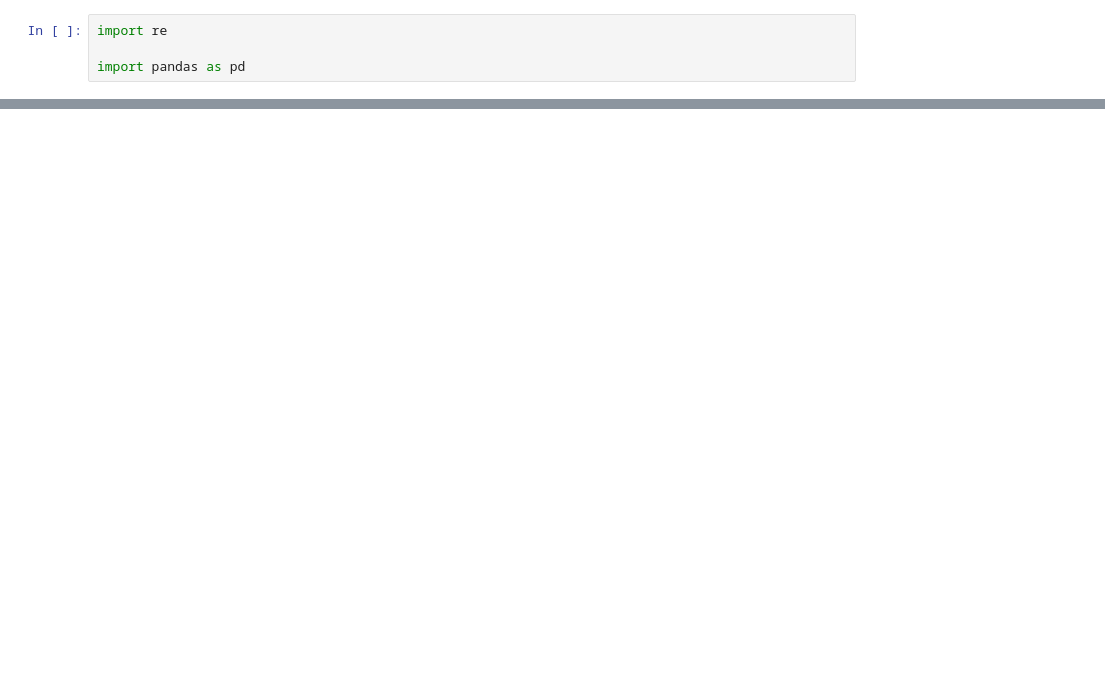
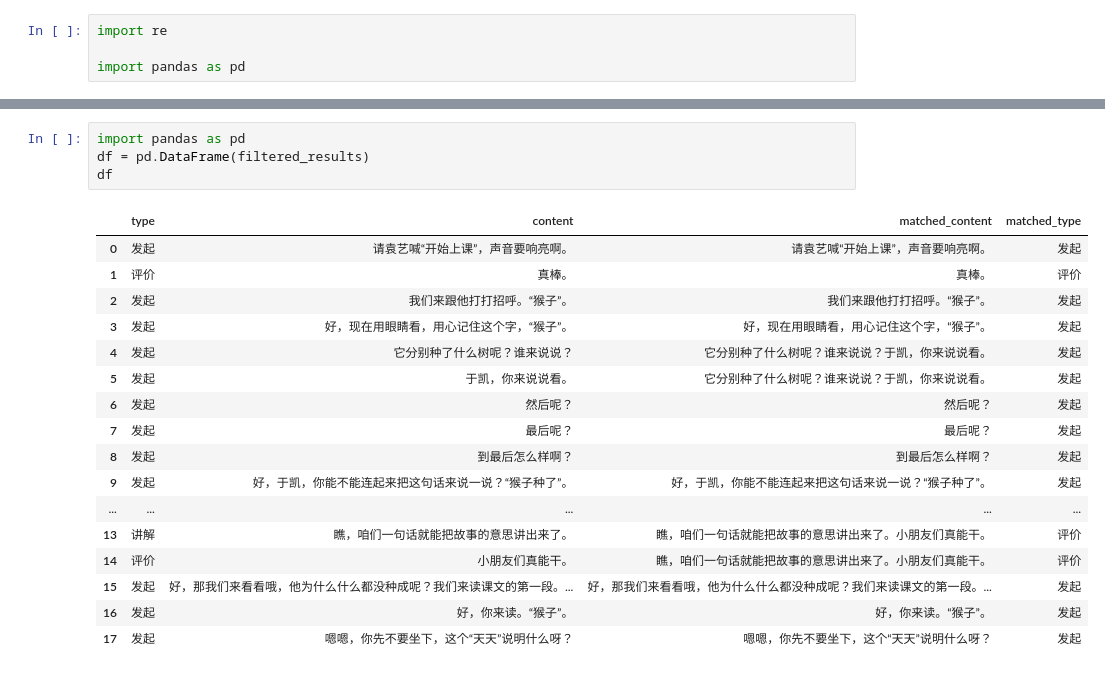
Before and after one commit to yimengmiao/theme_extraction, a Jupyter notebook: evaluate_test.ipynb, the cells around one changed output, grey strips where cells are left out. Drawn from its saved outputs; the diff is of its cells as text; blank space fills up the shorter version.

```diff
--- a/evaluate_test.ipynb
+++ b/evaluate_test.ipynb
@@ -434,0 +159,22 @@ gpt4o输出：嗯嗯，你先不要坐下，这个“天天”说明什么呀
+# %%
+import pandas as pd
+df = pd.DataFrame(filtered_results)
+df
+# %% [output]
+|  | type | content | matched_content | matched_type |
+| 0 | 发起 | 请袁艺喊“开始上课”，声音要响亮啊。 | 请袁艺喊“开始上课”，声音要响亮啊。 | 发起 |
+| 1 | 评价 | 真棒。 | 真棒。 | 评价 |
+| 2 | 发起 | 我们来跟他打打招呼。“猴子”。 | 我们来跟他打打招呼。“猴子”。 | 发起 |
+| 3 | 发起 | 好，现在用眼睛看，用心记住这个字，“猴子”。 | 好，现在用眼睛看，用心记住这个字，“猴子”。 | 发起 |
+| 4 | 发起 | 它分别种了什么树呢？谁来说说？ | 它分别种了什么树呢？谁来说说？于凯，你来说说看。 | 发起 |
+| 5 | 发起 | 于凯，你来说说看。 | 它分别种了什么树呢？谁来说说？于凯，你来说说看。 | 发起 |
+| 6 | 发起 | 然后呢？ | 然后呢？ | 发起 |
+| 7 | 发起 | 最后呢？ | 最后呢？ | 发起 |
+| 8 | 发起 | 到最后怎么样啊？ | 到最后怎么样啊？ | 发起 |
+| 9 | 发起 | 好，于凯，你能不能连起来把这句话来说一说？“猴子种了”。 | 好，于凯，你能不能连起来把这句话来说一说？“猴子种了”。 | 发起 |
+| ... | ... | ... | ... | ... |
+| 13 | 讲解 | 瞧，咱们一句话就能把故事的意思讲出来了。 | 瞧，咱们一句话就能把故事的意思讲出来了。小朋友们真能干。 | 评价 |
+| 14 | 评价 | 小朋友们真能干。 | 瞧，咱们一句话就能把故事的意思讲出来了。小朋友们真能干。 | 评价 |
+| 15 | 发起 | 好，那我们来看看哦，他为什么什么都没种成呢？我们来读课文的第一段。... | 好，那我们来看看哦，他为什么什么都没种成呢？我们来读课文的第一段。... | 发起 |
+| 16 | 发起 | 好，你来读。“猴子”。 | 好，你来读。“猴子”。 | 发起 |
+| 17 | 发起 | 嗯嗯，你先不要坐下，这个“天天”说明什么呀？ | 嗯嗯，你先不要坐下，这个“天天”说明什么呀？ | 发起 |
```
Also changed, not shown: parts of 40 cells of this notebook, 8 other files.
